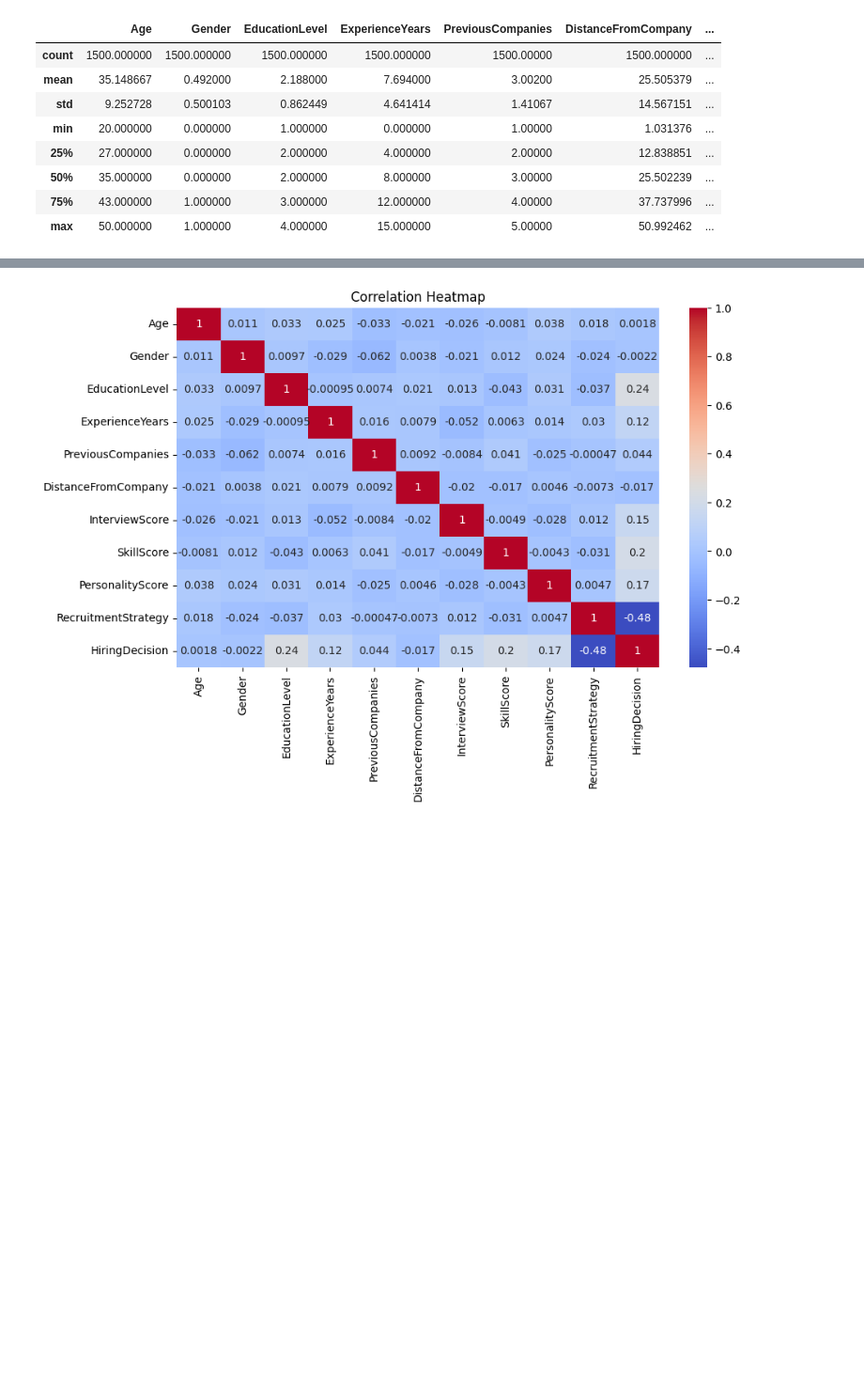
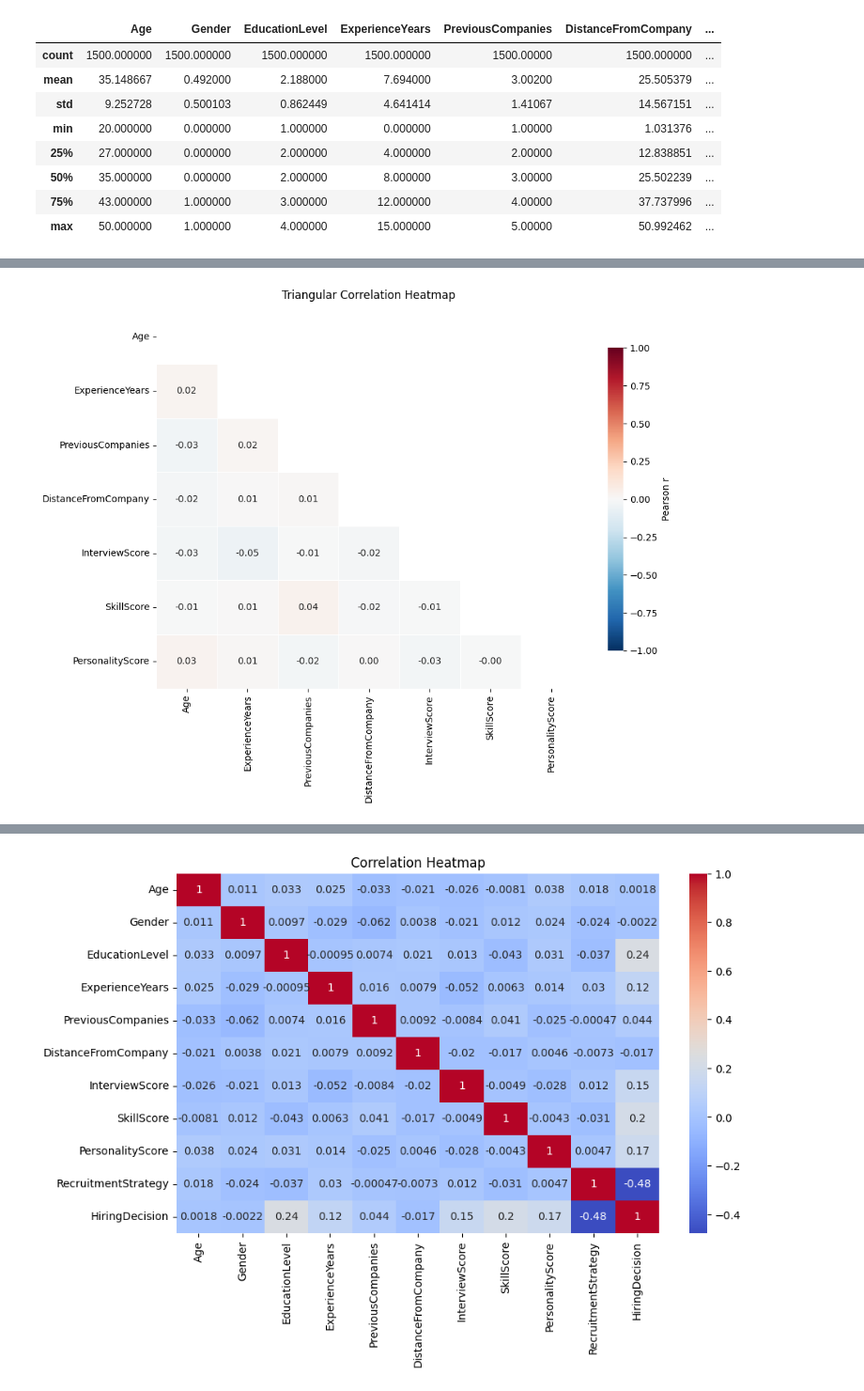
Before and after one commit to 4Kings-Rakamin/Stage0_Business_Understanding, a Jupyter notebook: EDA_Dataset_8/Part1_D8.ipynb, the cells around one changed output, grey strips where cells are left out. Shown: that part at 94% size. Saved outputs shown, nothing was run; the diff lists cells and outputs as text; code cells hidden in the pictures; blank space fills up the shorter version.

```diff
--- a/EDA_Dataset_8/Part1_D8.ipynb
+++ b/EDA_Dataset_8/Part1_D8.ipynb
@@ -121,0 +126,30 @@ for col in num_cols:
+# %%
+
+
+num_cols2 = ['Age','ExperienceYears','PreviousCompanies','DistanceFromCompany',
+            'InterviewScore','SkillScore','PersonalityScore','HiringDecision']
+
+# korelasi (Pearson). Jika hubungan cenderung monotonic non-linear, ganti ke method='spearman'
+corr = df[num_cols].corr(method='spearman')
+
+# buat mask segitiga atas
+mask = np.triu(np.ones_like(corr, dtype=bool))
+
+plt.figure(figsize=(10, 8))
+ax = sns.heatmap(
+    corr,
+    mask=mask,
+    annot=True, fmt='.2f',
+    vmin=-1, vmax=1,
+    cmap='RdBu_r',
+    linewidths=.5,
+    cbar_kws={'shrink': .8, 'label': 'Pearson r'}
+)
+
+ax.set_title('Triangular Correlation Heatmap', pad=12)
+plt.xticks(rotation=90)
+plt.yticks(rotation=0)
+plt.tight_layout()
+plt.show()
+# %% [output]
+[figure, added]
```
Also changed, not shown: parts of 18 cells of this notebook, 3 other files.
